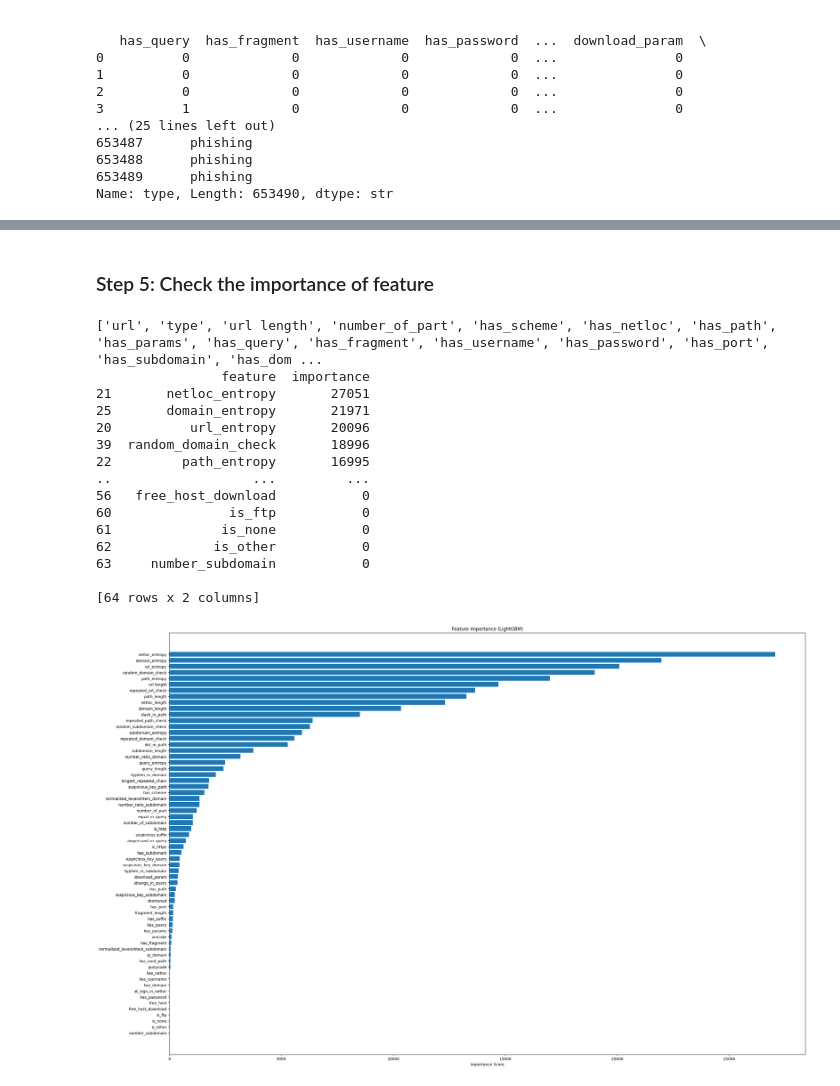
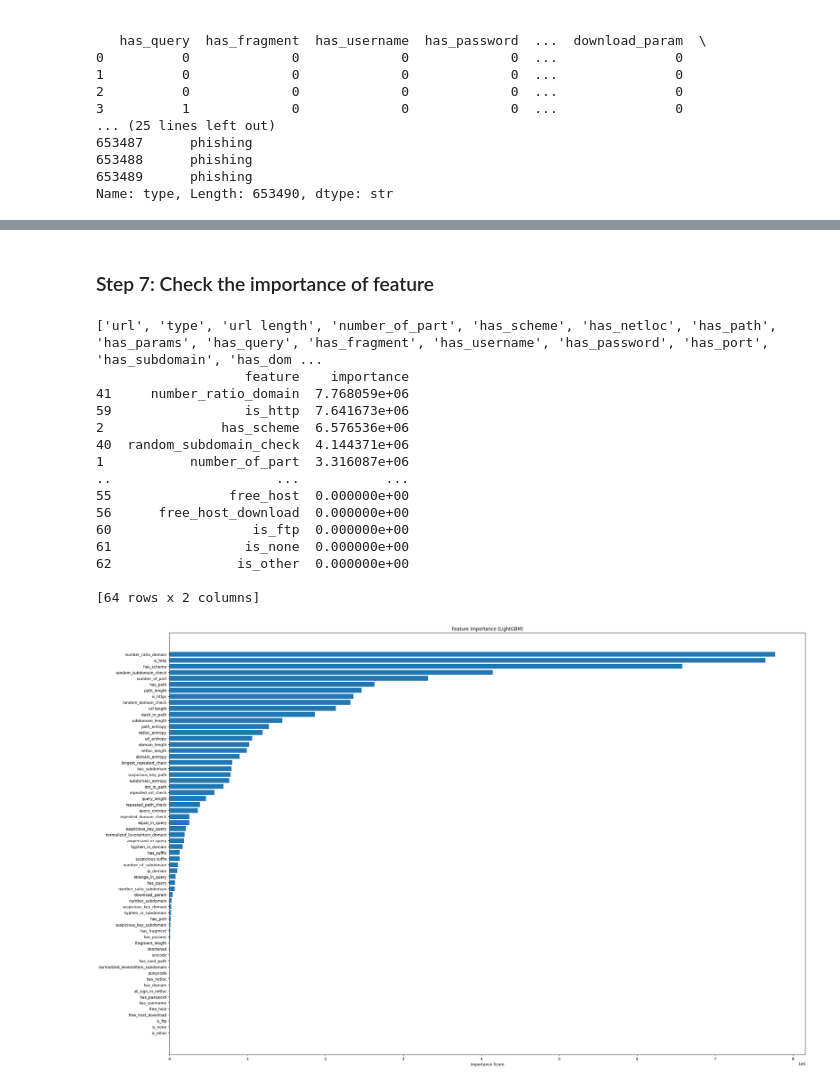
Before and after one commit to ntm8326/URL_analysis, a Jupyter notebook: notebooks/test_model.ipynb, the cells around one changed output, grey strips where cells are left out. Drawn from its saved outputs; the diff is of its cells as text; code cells hidden in the pictures.

Commit message:
update model

```diff
--- a/notebooks/test_model.ipynb
+++ b/notebooks/test_model.ipynb
@@ -76,25 +91,35 @@ encoded_y = le.fit_transform(y)
 print(encoded_y)
 
 
-X_train, X_test, y_train, y_test = train_test_split(X, encoded_y, test_size = 0.5, random_state = 32)
-train_data = lgb.Dataset(X_train, label = y_train)
-test_data = lgb.Dataset(X_test, label = y_test)
-
-valid_data = lgb.Dataset(X_test, label=y_test, reference=train_data)
+X_temp, X_test, y_temp, y_test = train_test_split(X, encoded_y, test_size = 0.15,stratify=encoded_y ,random_state = 42)
+X_train, X_val, y_train, y_val = train_test_split(X_temp, y_temp, test_size = 0.177,stratify=y_temp ,random_state = 42)
+print(f"Train: {len(X_train)} | Validation: {len(X_val)} | Test: {len(X_test)}")
 
 params = {
     'objective' : 'multiclass',
+    'class_weight' : 'balanced',
+    'n_estimators' : 3000,
     'num_class' : 4,
     'boosting_type' : 'gbdt',
-    'learning_rate' : 0.05,
-    'verbose' : 0
+    'learning_rate' : 0.01,
+    'verbose' : -1,
+    'random_state' : 42,
+    'colsample_bytree' : 0.75,
+    'max_depth' : 7,
+    'num_leaves' : 32,
+    'min_data_in_leaf' : 30,
+    'early_stopping_rounds' : 50,
+    'n_jobs' : -1
 }
 
-model_classification = lgb.LGBMClassifier(**params, valid_sets = [test_data, valid_data], num_boost_round = 2000 )
+model_classification = lgb.LGBMClassifier(**params)
+
+callbacks = [lgb.early_stopping(stopping_rounds=50,verbose=True), lgb.log_evaluation(100)]
 model_classification.fit(
     X_train,
     y_train,
-    eval_set=[(X_train, y_train), (X_test, y_test)],
+    eval_set=[(X_val, y_val)],
+    callbacks=callbacks,
     eval_metric=['multi_logloss', 'auc_mu']
 )
 # %% [output]
@@ -159,38 +194,38 @@ weighted avg       0.97      0.97      0.97    326745
 # %% [markdown]
-### Step 5: Check the importance of feature
+### Step 7: Check the importance of feature
 # %%
 col_list = url_data.columns.tolist()
 print(col_list)
 
-importances = model_classification.feature_importances_
+importances = model_classification.booster_.feature_importance(importance_type = 'gain')
 importance_df = pd.DataFrame(
     {
         "feature" : X.columns,
         "importance" : importances
     }
 ).sort_values(by="importance", ascending = False)
 print(importance_df)
 
 plt.figure(figsize=(30,20))
 plt.barh(importance_df["feature"], importance_df["importance"])
 plt.gca().invert_yaxis()
 plt.title("Feature Importance (LightGBM)")
 plt.xlabel("Importance Score")
 plt.show()
 # %% [output]
 ['url', 'type', 'url length', 'number_of_part', 'has_scheme', 'has_netloc', 'has_path', 'has_params', 'has_query', 'has_fragment', 'has_username', 'has_password', 'has_port', 'has_subdomain', 'has_dom ...
-                feature  importance
-21       netloc_entropy       27051
-25       domain_entropy       21971
-20          url_entropy       20096
-39  random_domain_check       18996
-22         path_entropy       16995
-..                  ...         ...
-56   free_host_download           0
-60               is_ftp           0
-61              is_none           0
-62             is_other           0
-63     number_subdomain           0
+                   feature    importance
+41     number_ratio_domain  7.768059e+06
+59                 is_http  7.641673e+06
+2               has_scheme  6.576536e+06
+40  random_subdomain_check  4.144371e+06
+1           number_of_part  3.316087e+06
+..                     ...           ...
+55               free_host  0.000000e+00
+56      free_host_download  0.000000e+00
+60                  is_ftp  0.000000e+00
+61                 is_none  0.000000e+00
+62                is_other  0.000000e+00
 
 [64 rows x 2 columns]
-[figure, old version]
+[figure, new version]
```
Also changed, not shown: parts of 10 cells of this notebook, 1 other file.
